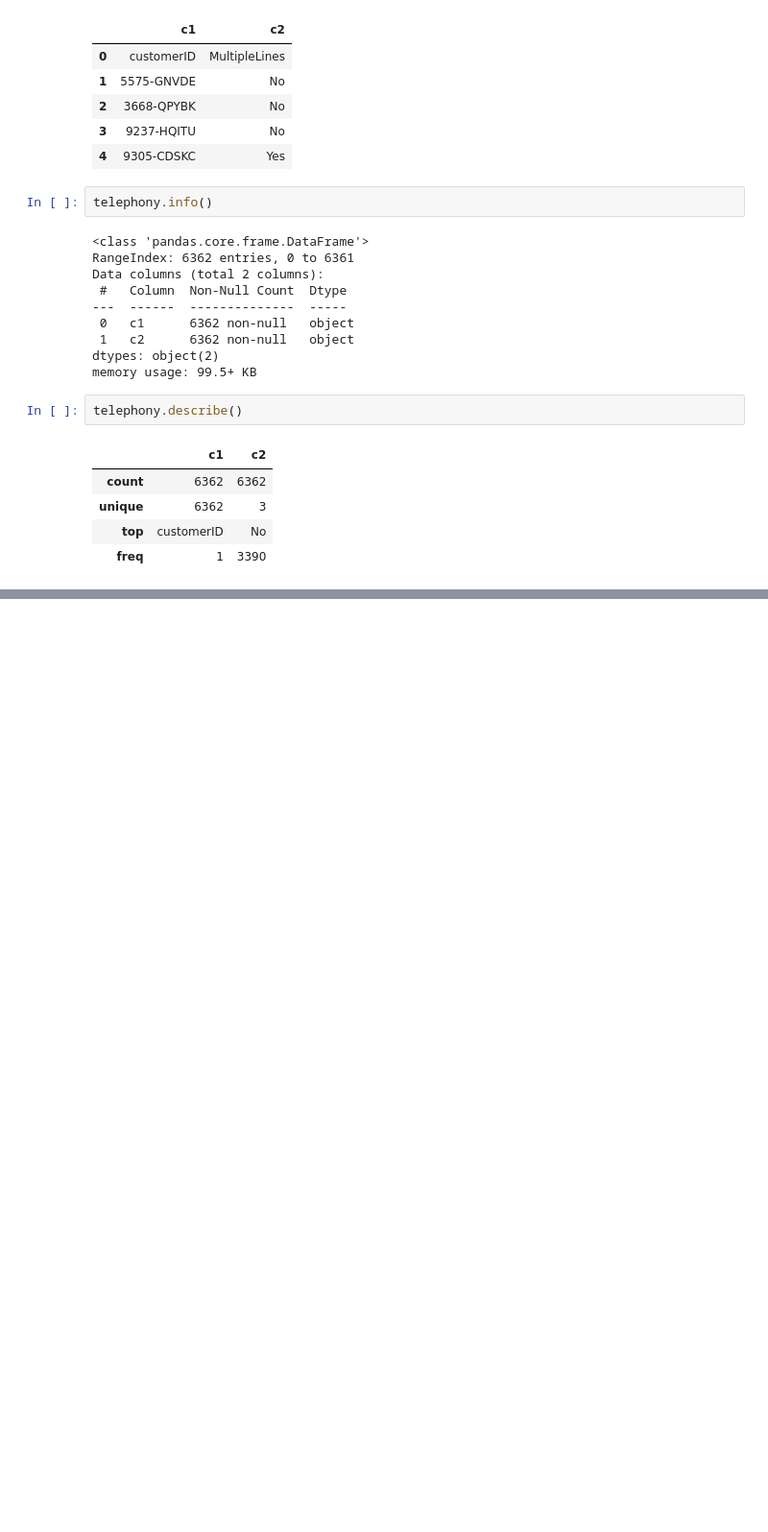
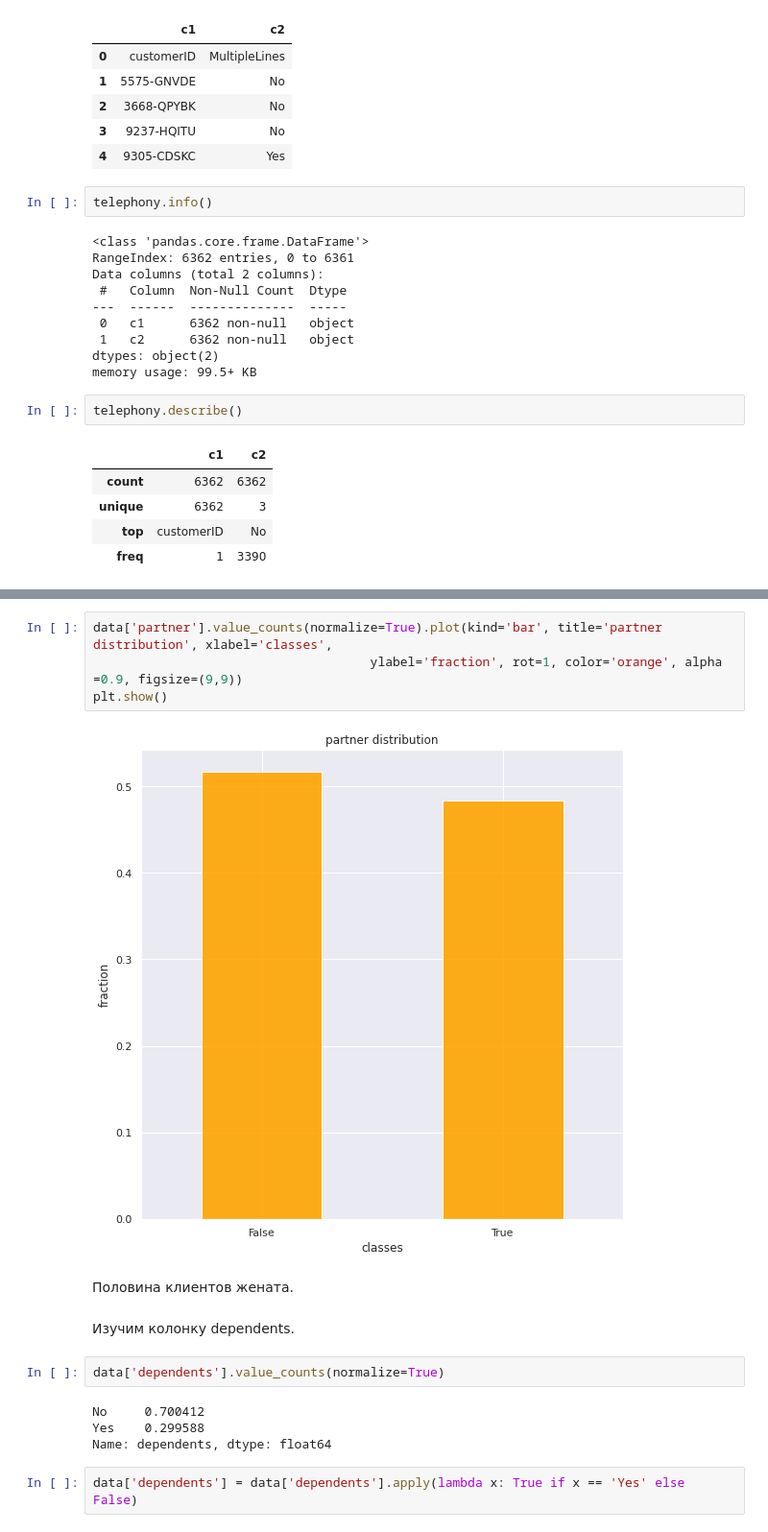
Before and after one commit to Doppler-67/telecom-users-churn-forecasting, a Jupyter notebook: telecom.ipynb, the cells around one changed output, grey strips where cells are left out. Shown at 96% size. Cells and saved outputs as stored; diff of their text form; blank space fills up the shorter version.

```diff
--- a/telecom.ipynb
+++ b/telecom.ipynb
@@ -212,0 +342,18 @@ telephony.describe()
+# %%
+data['partner'].value_counts(normalize=True).plot(kind='bar', title='partner distribution', xlabel='classes',
+                                     ylabel='fraction', rot=1, color='orange', alpha =0.9, figsize=(9,9))
+plt.show()
+# %% [output]
+[figure, added]
+# %% [markdown]
+Половина клиентов жената.
+# %% [markdown]
+Изучим колонку dependents.
+# %%
+data['dependents'].value_counts(normalize=True)
+# %% [output]
+No     0.700412
+Yes    0.299588
+Name: dependents, dtype: float64
+# %%
+data['dependents'] = data['dependents'].apply(lambda x: True if x == 'Yes' else False)
```
Also changed, not shown: parts of 115 cells of this notebook.
